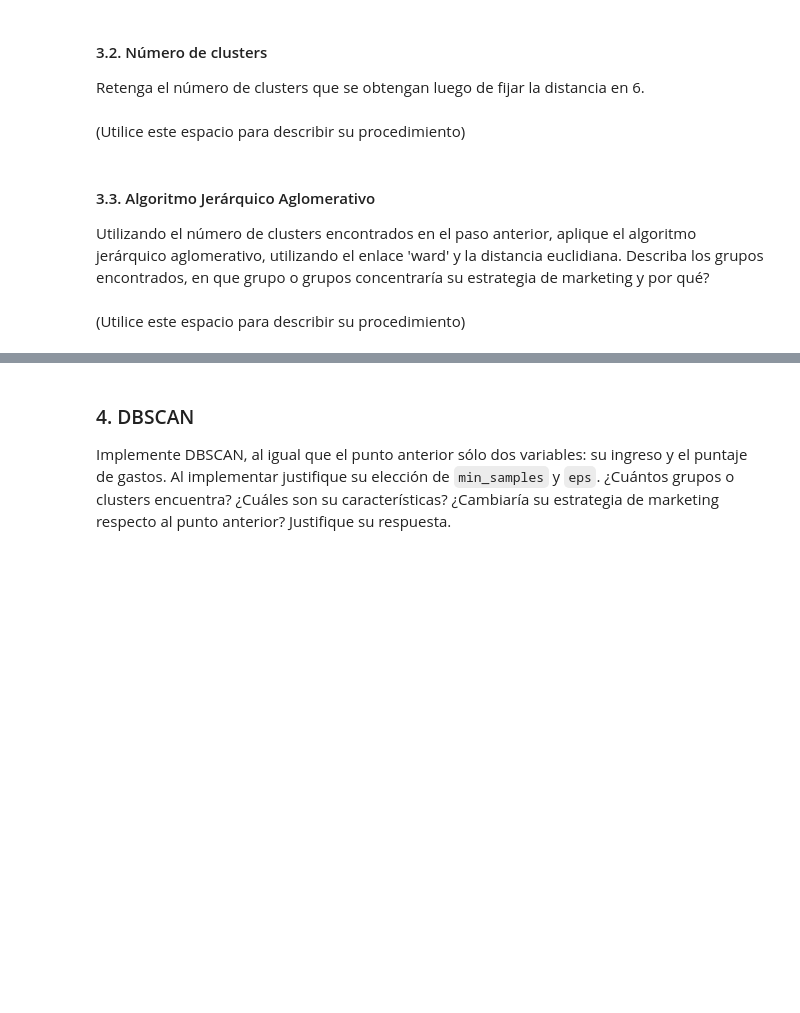
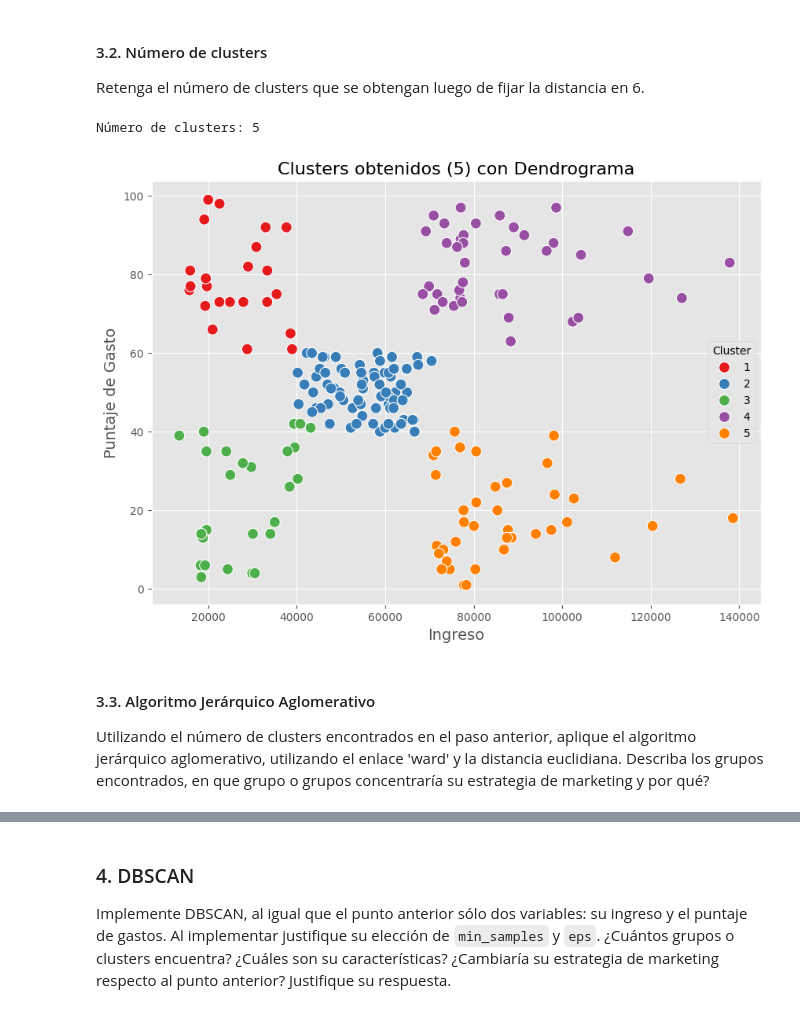
Before and after one commit to jetabaresj/MIAD_UL_2024, a Jupyter notebook: SEMANA 4/S4_LC_Taller_Jerarquico_DBSCAN.ipynb, the cells around one changed output, grey strips where cells are left out. Saved outputs shown, nothing was run; the diff lists cells and outputs as text; code cells hidden in the pictures; blank space fills up the shorter version.

```diff
--- a/SEMANA 4/S4_LC_Taller_Jerarquico_DBSCAN.ipynb
+++ b/SEMANA 4/S4_LC_Taller_Jerarquico_DBSCAN.ipynb
@@ -59,5 +257,33 @@ Retenga el número de clusters que se obtengan luego de fijar la distancia en 6.
-# %% [markdown]
-(Utilice este espacio para describir su procedimiento)
+# %%
+from scipy.cluster.hierarchy import fcluster
+
+# Distancia máxima para cortar el dendrograma en 6
+max_dist = 6
+
+# Obtener los clusters cortando el dendrograma a la distancia especificada
+clusters = fcluster(linked, max_dist, criterion='distance')
+
+# Contar el número de clusters únicos obtenidos
+num_clusters = len(set(clusters))
+print(f'Número de clusters: {num_clusters}')
+
+# Añadir los clusters obtenidos al dataset
+dataset['Cluster'] = clusters
+
+# Crear un gráfico de dispersión (scatter plot) coloreado por clusters
+plt.figure(figsize=(10, 7))
+sns.scatterplot(x='Ingreso', y='Puntaje_Gasto', hue='Cluster', palette='Set1', data=dataset, s=100)
+
+# Configurar título y etiquetas
+plt.title(f'Clusters obtenidos ({num_clusters}) con Dendrograma', fontsize=16)
+plt.xlabel('Ingreso', fontsize=14)
+plt.ylabel('Puntaje de Gasto', fontsize=14)
+
+# Mostrar la gráfica
+plt.show()
+# %% [output]
+Número de clusters: 5
+[figure, added]
 # %% [markdown]
 #### 3.3. Algoritmo Jerárquico Aglomerativo
 
@@ -67,2 +290,0 @@ Utilizando el número de clusters encontrados en el paso anterior, aplique el al
-# %% [markdown]
-(Utilice este espacio para describir su procedimiento)
```
Also changed, not shown: parts of 33 cells of this notebook.
